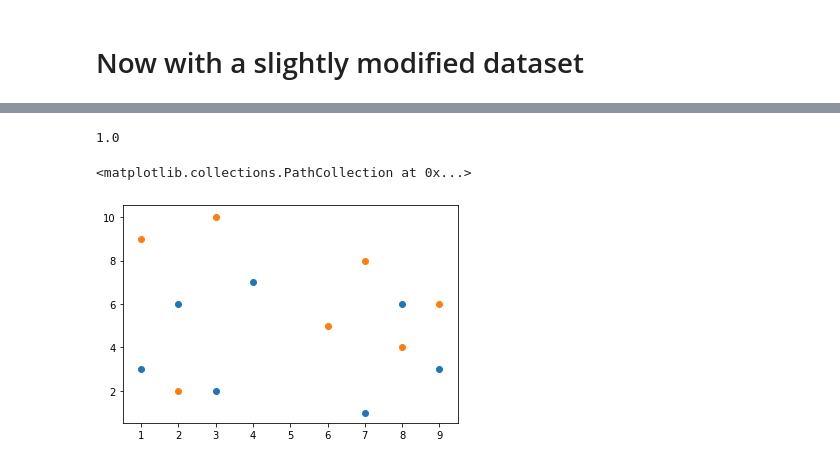
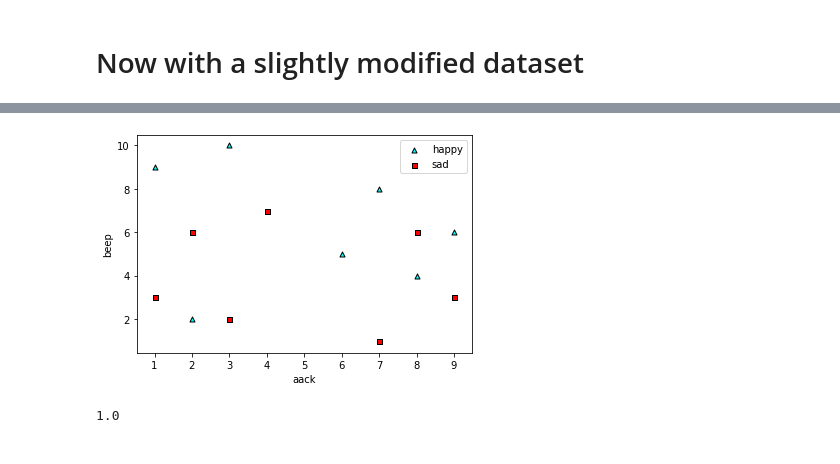
Before and after one commit to luisguiserrano/manning, a Jupyter notebook: Chapter 10 - Ensemble Methods/Ensemble Methods.ipynb, the cells around one changed output, grey strips where cells are left out. Saved outputs shown, nothing was run; the diff lists cells and outputs as text; code cells hidden in the pictures.

```diff
--- a/Chapter 10 - Ensemble Methods/Ensemble Methods.ipynb
+++ b/Chapter 10 - Ensemble Methods/Ensemble Methods.ipynb
@@ -77,0 +102,18 @@ new_spam_dataset
+# %%
+new_spam_dataset = pd.DataFrame({
+    'Lottery':[7,3,9,1,2,4,1,3,6,7,8,9,8,2],
+    'Sale':[1,2,3,3,6,7,9,10,5,8,4,6,6,2],
+    'Spam': [0,0,0,0,0,0,1,1,1,1,1,1,0,1]}) #'no','no','no','no','no','no','yes','yes','yes','yes','yes','yes'
+
+new_spam_dataset = pd.DataFrame({
+    'Lottery':[7,3,9,1,2,4,8,1,3,6,7,8,9,2],
+    'Sale':[1,2,3,3,6,7,6,9,10,5,8,4,6,2],
+    'Spam': [0,0,0,0,0,0,0,1,1,1,1,1,1,1]}) #'no','no','no','no','no','no','yes','yes','yes','yes','yes','yes'
+
+new_spam_dataset
+
+#new_spam_dataset = pd.DataFrame({
+#    'Lottery':[7,3,9,1,2,4,8,1,3,6,7,8,9,2],
+#    'Sale':[1,2,3,3,6,7,6,9,10,5,8,4,6,2],
+#    'Spam': ['no','no','no','no','no','no','no','yes','yes','yes','yes','yes','yes','yes']})
+#new_spam_dataset
@@ -78,17 +136,15 @@ new_spam_dataset
 # %%
 new_X = new_spam_dataset[['Lottery', 'Sale']]
 new_y = new_spam_dataset['Spam']
-spam_decision_tree = DecisionTreeClassifier()
-spam_decision_tree.fit(new_X,new_y)
-spam_decision_tree.score(new_X,new_y)
+plot_points(new_X, new_y)
 # %% [output]
-1.0
+[figure, added]
-# %%
-plt.scatter(new_X['Lottery'][:7], new_X['Sale'][:7])
-plt.scatter(new_X['Lottery'][7:], new_X['Sale'][7:])
-# %% [output]
-<matplotlib.collections.PathCollection at 0x...>
-[figure, removed]
+# %%
+new_spam_decision_tree = DecisionTreeClassifier()
+new_spam_decision_tree.fit(new_X,new_y)
+new_spam_decision_tree.score(new_X,new_y)
+# %% [output]
+1.0
 # %%
 dot_data = StringIO()
 export_graphviz(spam_decision_tree, out_file=dot_data,
```
Also changed, not shown: parts of 10 cells of this notebook.
